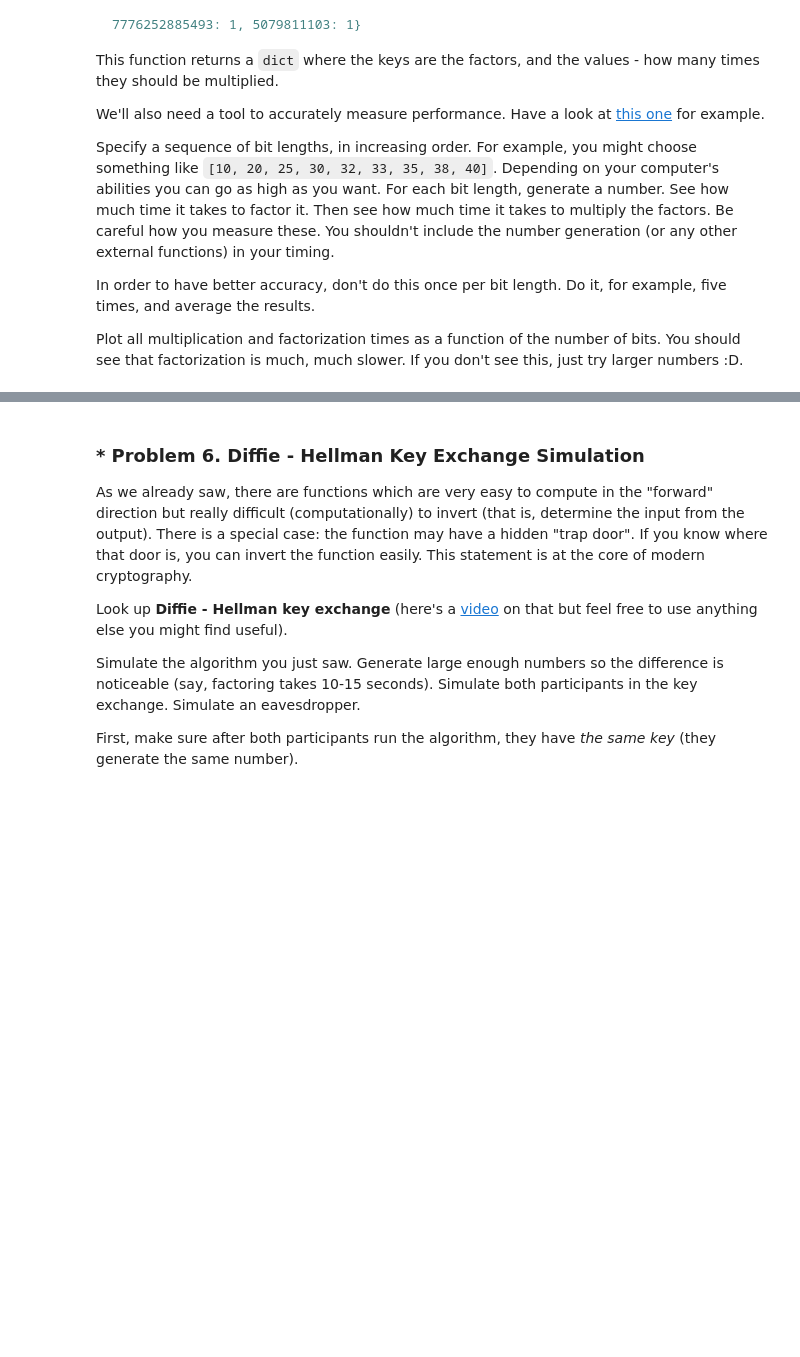
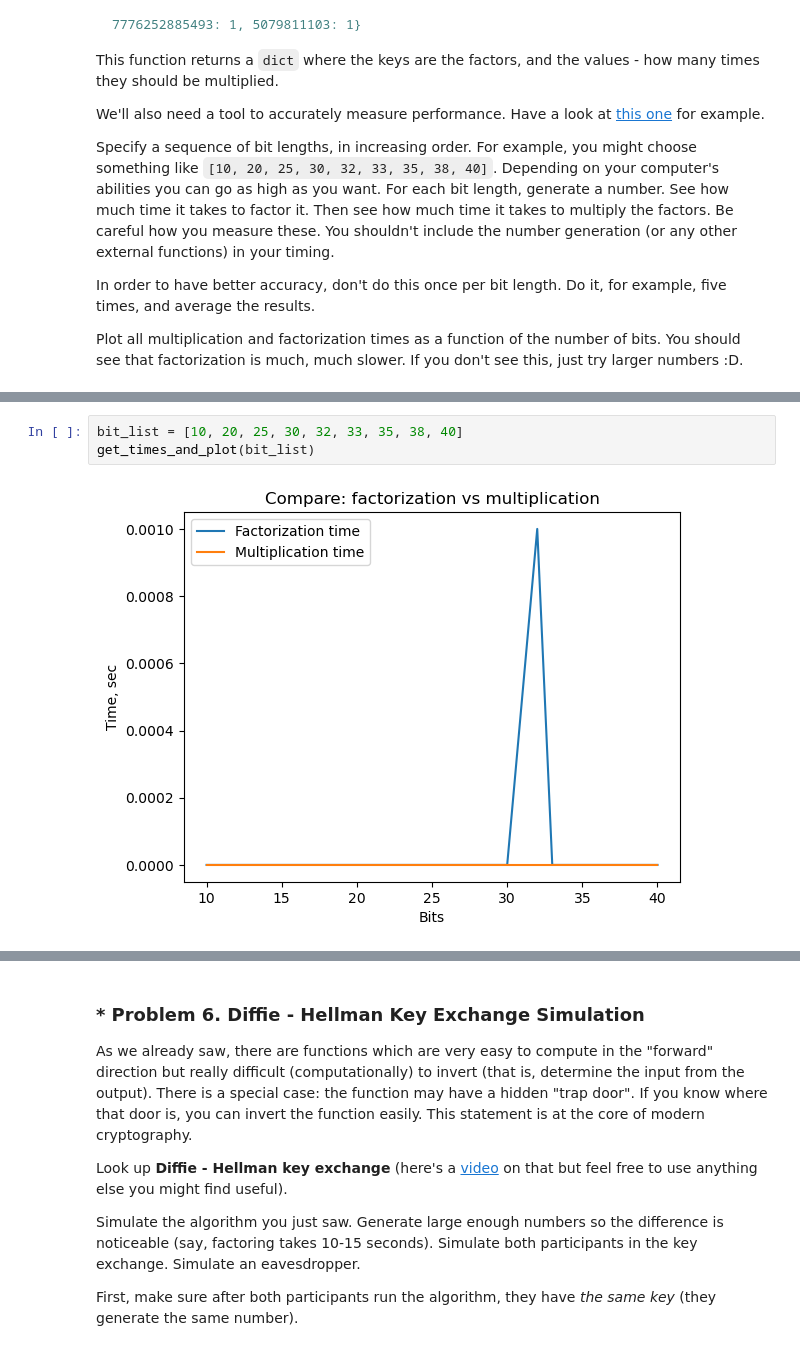
Before and after one commit to vessln/Math_concepts_for_developers, a Jupyter notebook: 2.Basic-Algebra/Basic Algebra Exercise.ipynb, the cells around one changed output, grey strips where cells are left out. Cells and saved outputs as stored; diff of their text form; blank space fills up the shorter version.

```diff
--- a/2.Basic-Algebra/Basic Algebra Exercise.ipynb
+++ b/2.Basic-Algebra/Basic Algebra Exercise.ipynb
@@ -542,0 +739,5 @@ Plot all multiplication and factorization times as a function of the number of b
+# %%
+bit_list = [10, 20, 25, 30, 32, 33, 35, 38, 40]
+get_times_and_plot(bit_list)
+# %% [output]
+[figure, added]
```
Also changed, not shown: parts of 18 cells of this notebook.
